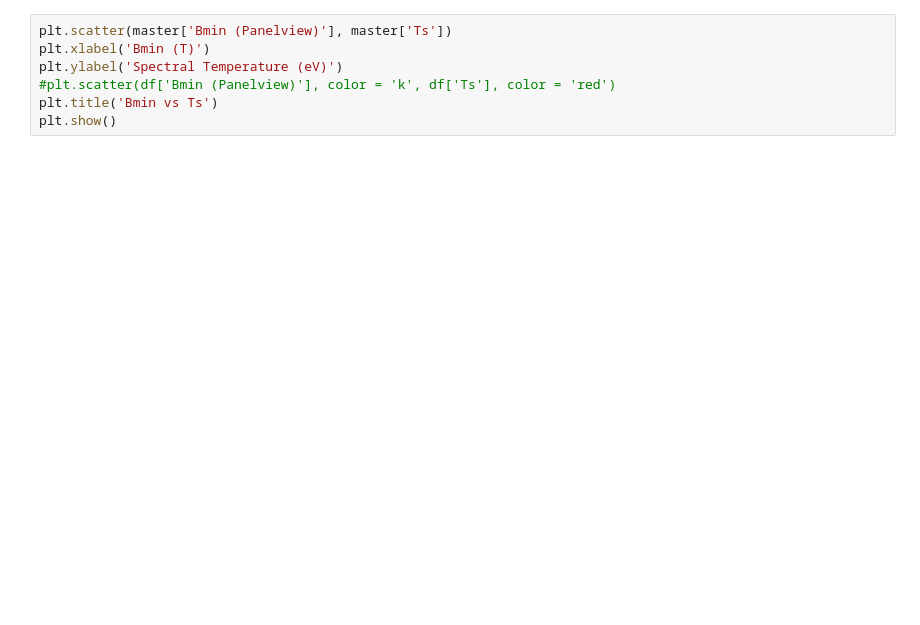
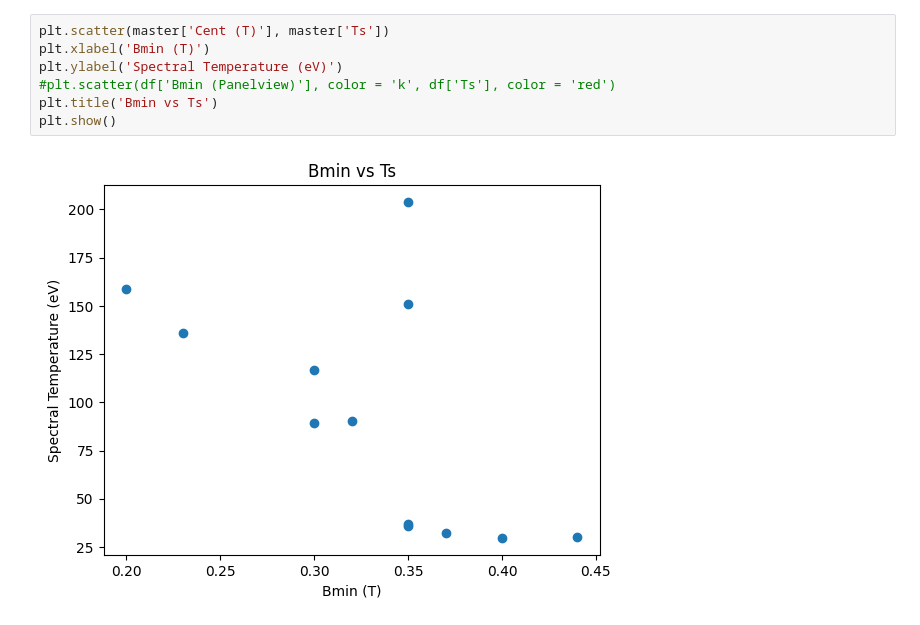
Before and after one commit to thebeesneesh/VENUS_X-Ray_BS, a Jupyter notebook: master.ipynb, the cells around one changed output. Drawn from its saved outputs; the diff is of its cells as text; blank space fills up the shorter version.

```diff
--- a/master.ipynb
+++ b/master.ipynb
@@ -37,8 +37,10 @@ NameError: name 'plt' is not defined
 # %%
-plt.scatter(master['Bmin (Panelview)'], master['Ts'])
+plt.scatter(master['Cent (T)'], master['Ts'])
 plt.xlabel('Bmin (T)')
 plt.ylabel('Spectral Temperature (eV)')
 #plt.scatter(df['Bmin (Panelview)'], color = 'k', df['Ts'], color = 'red')
 plt.title('Bmin vs Ts')
 plt.show()
+# %% [output]
+[figure, added]
 # %%
```
Also changed, not shown: parts of 11 cells of this notebook, 5 other files.
